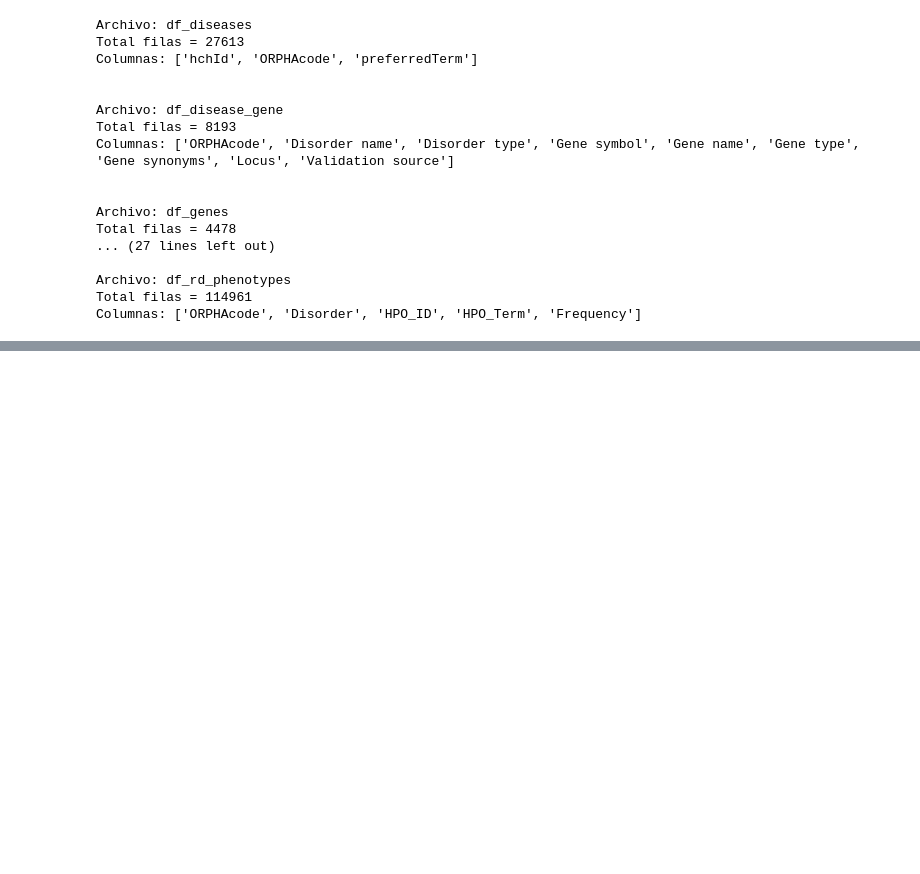
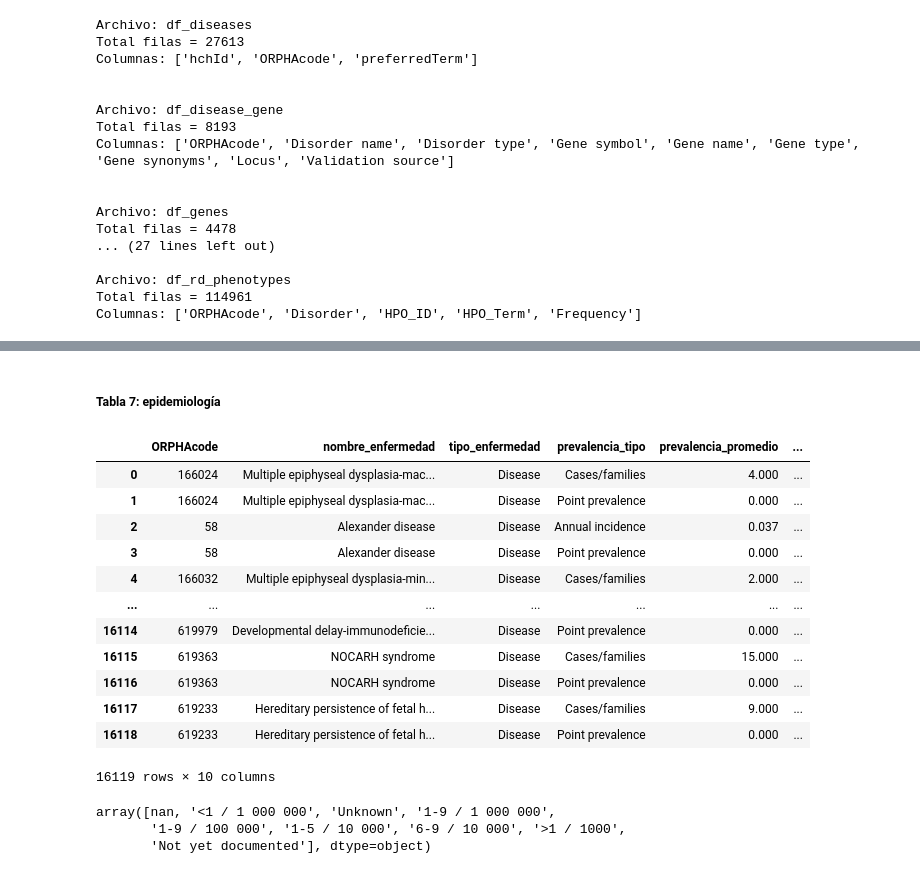
Before and after one commit to Muriburu/ITAcademy, a Jupyter notebook: Sprint 10 - Pràctica final/Code/Tratamiento_datos_Orphadata.ipynb, the cells around one changed output, grey strips where cells are left out. Saved outputs shown, nothing was run; the diff lists cells and outputs as text; code cells hidden in the pictures; blank space fills up the shorter version.

```diff
--- a/Sprint 10 - Pràctica final/Code/Tratamiento_datos_Orphadata.ipynb
+++ b/Sprint 10 - Pràctica final/Code/Tratamiento_datos_Orphadata.ipynb
@@ -245,0 +361,26 @@ memory usage: 1.2+ MB
+# %% [markdown]
+##### Tabla 7: epidemiología
+# %%
+epidemiologia = orphadata['df_rd_epidemiology']
+epidemiologia = epidemiologia.rename(columns={'Typology': 'tipo_enfermedad', 'PrevalenceType': 'prevalencia_tipo', 'Preferred term': 'nombre_enfermedad', 'ValMoy': 'prevalencia_promedio', 'PrevalenceClass': 'prevalencia_clase', 'PrevalenceQualification': 'calidad_prevalencia', 'PrevalenceGeographic': 'region_prevalencia', 'PrevalenceValidationStatus': 'estado_validacion_prevalencia', 'Source': 'fuente'})
+epidemiologia
+# %% [output]
+|  | ORPHAcode | nombre_enfermedad | tipo_enfermedad | prevalencia_tipo | prevalencia_promedio | ... |
+| 0 | 166024 | Multiple epiphyseal dysplasia-mac... | Disease | Cases/families | 4.000 | ... |
+| 1 | 166024 | Multiple epiphyseal dysplasia-mac... | Disease | Point prevalence | 0.000 | ... |
+| 2 | 58 | Alexander disease | Disease | Annual incidence | 0.037 | ... |
+| 3 | 58 | Alexander disease | Disease | Point prevalence | 0.000 | ... |
+| 4 | 166032 | Multiple epiphyseal dysplasia-min... | Disease | Cases/families | 2.000 | ... |
+| ... | ... | ... | ... | ... | ... | ... |
+| 16114 | 619979 | Developmental delay-immunodeficie... | Disease | Point prevalence | 0.000 | ... |
+| 16115 | 619363 | NOCARH syndrome | Disease | Cases/families | 15.000 | ... |
+| 16116 | 619363 | NOCARH syndrome | Disease | Point prevalence | 0.000 | ... |
+| 16117 | 619233 | Hereditary persistence of fetal h... | Disease | Cases/families | 9.000 | ... |
+| 16118 | 619233 | Hereditary persistence of fetal h... | Disease | Point prevalence | 0.000 | ... |
+16119 rows × 10 columns
+# %%
+epidemiologia['prevalencia_clase'].unique()
+# %% [output]
+array([nan, '<1 / 1 000 000', 'Unknown', '1-9 / 1 000 000',
+       '1-9 / 100 000', '1-5 / 10 000', '6-9 / 10 000', '>1 / 1000',
+       'Not yet documented'], dtype=object)
```
Also changed, not shown: parts of 44 cells of this notebook, 9 other files.
